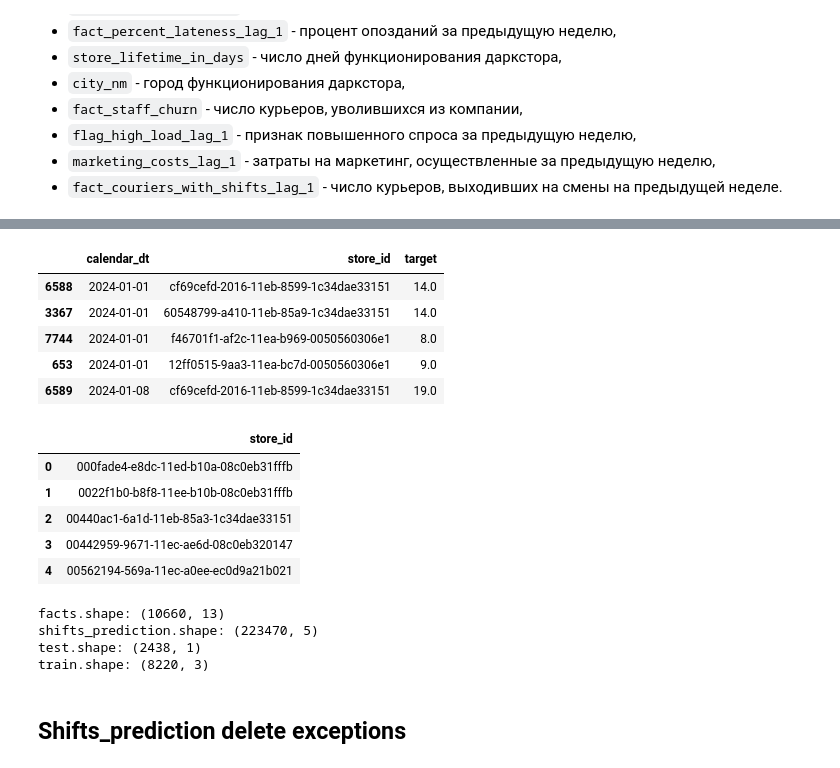
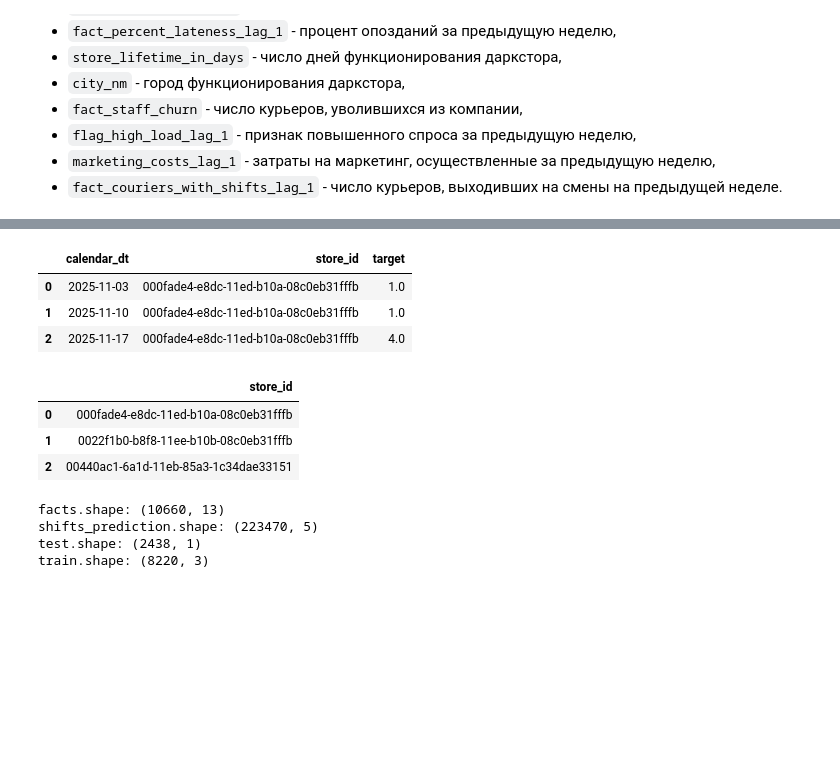
Before and after one commit to Ivan137950/Samokat_kaggle, a Jupyter notebook: samokat.ipynb, the cells around one changed output, grey strips where cells are left out. Cells and saved outputs as stored; diff of their text form; code cells hidden in the pictures; blank space fills up the shorter version.

```diff
--- a/samokat.ipynb
+++ b/samokat.ipynb
@@ -96,30 +78,17 @@ print(360 / 13 /  8)
-# %%
-train.sort_values(
-    "calendar_dt",
-    axis=0,
-    ascending=True,
-    inplace=False,
-    kind='quicksort',
-    na_position='last',
-    ignore_index=False,
-    key=None
-    ).head()
-# %% [output]
-|  | calendar_dt | store_id | target |
-| 6588 | 2024-01-01 | cf69cefd-2016-11eb-8599-1c34dae33151 | 14.0 |
-| 3367 | 2024-01-01 | 60548799-a410-11eb-85a9-1c34dae33151 | 14.0 |
-| 7744 | 2024-01-01 | f46701f1-af2c-11ea-b969-0050560306e1 | 8.0 |
-| 653 | 2024-01-01 | 12ff0515-9aa3-11ea-bc7d-0050560306e1 | 9.0 |
-| 6589 | 2024-01-08 | cf69cefd-2016-11eb-8599-1c34dae33151 | 19.0 |
+# %%
+train.head(3)
+# %% [output]
+|  | calendar_dt | store_id | target |
+| 0 | 2025-11-03 | 000fade4-e8dc-11ed-b10a-08c0eb31fffb | 1.0 |
+| 1 | 2025-11-10 | 000fade4-e8dc-11ed-b10a-08c0eb31fffb | 1.0 |
+| 2 | 2025-11-17 | 000fade4-e8dc-11ed-b10a-08c0eb31fffb | 4.0 |
 # %%
-test.head()
+test.head(3)
 # %% [output]
 |  | store_id |
 | 0 | 000fade4-e8dc-11ed-b10a-08c0eb31fffb |
 | 1 | 0022f1b0-b8f8-11ee-b10b-08c0eb31fffb |
 | 2 | 00440ac1-6a1d-11eb-85a3-1c34dae33151 |
-| 3 | 00442959-9671-11ec-ae6d-08c0eb320147 |
-| 4 | 00562194-569a-11ec-a0ee-ec0d9a21b021 |
 # %%
 print(f"facts.shape: {facts.shape}")
 print(f"shifts_prediction.shape: {shifts_prediction.shape}")
@@ -130,5 +99,3 @@ facts.shape: (10660, 13)
 shifts_prediction.shape: (223470, 5)
 test.shape: (2438, 1)
 train.shape: (8220, 3)
-# %% [markdown]
-## Shifts_prediction delete exceptions
```
Also changed, not shown: parts of 89 cells of this notebook.
